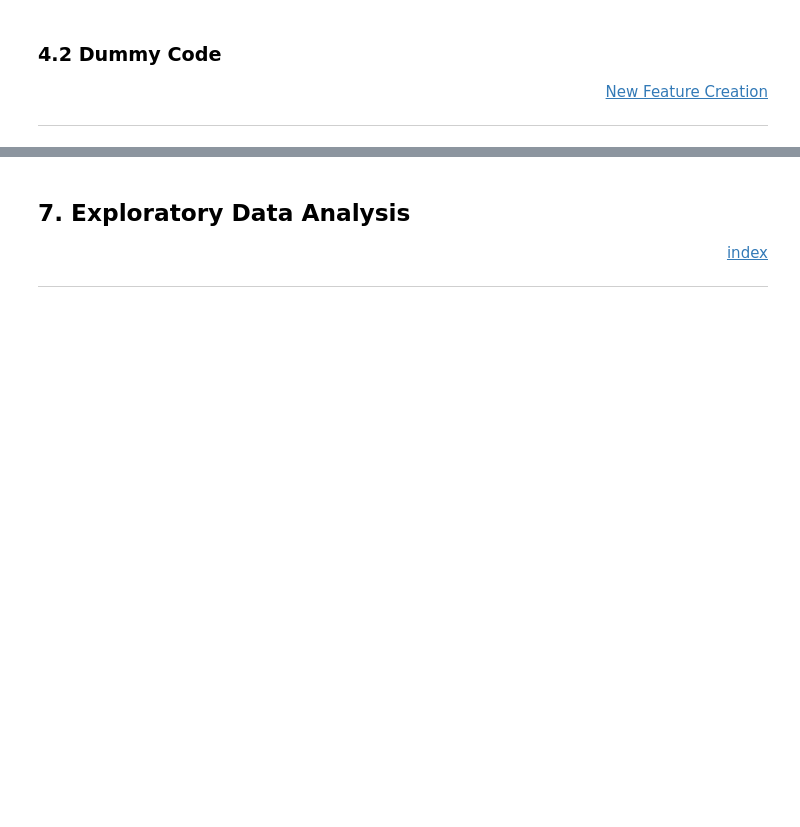
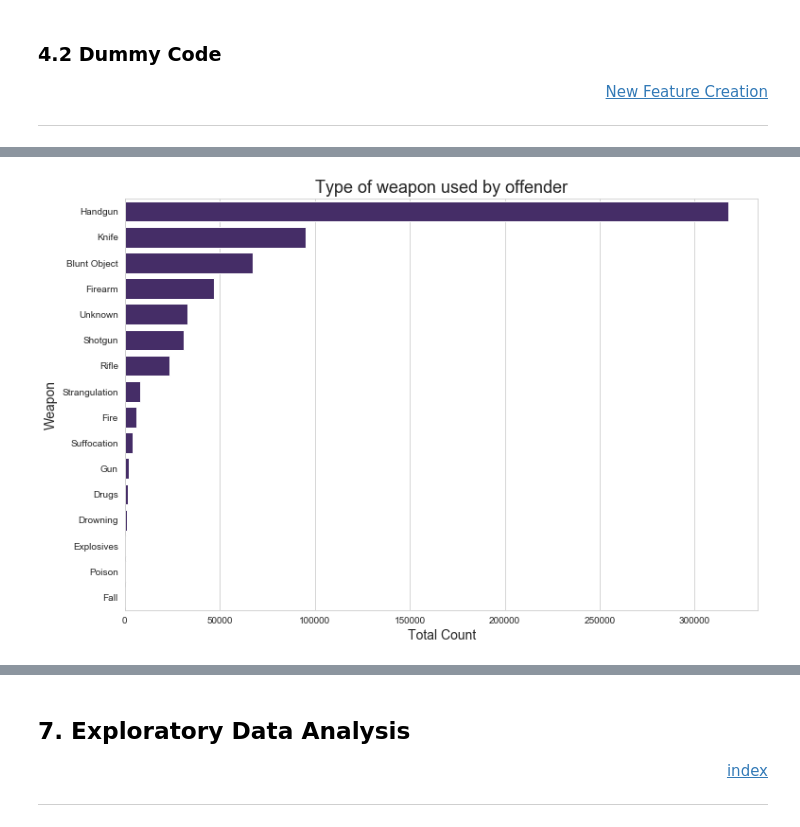
Before and after one commit to pretttyvo/ML1-Visualization-and-Data-Preprocessing, a Jupyter notebook: Lab 1/Jupyter Notebooks/Final Submission.ipynb, the cells around one changed output, grey strips where cells are left out. Saved outputs shown, nothing was run; the diff lists cells and outputs as text; code cells hidden in the pictures; blank space fills up the shorter version.

```diff
--- a/Lab 1/Jupyter Notebooks/Final Submission.ipynb
+++ b/Lab 1/Jupyter Notebooks/Final Submission.ipynb
@@ -351,0 +684,12 @@ state_pcts
+# %%
+f, ax = plt.subplots(1,1,figsize=(12,8))
+sns.countplot(y='Weapon',
+               order=df_imputed['Weapon'].value_counts().index,
+              data=df_imputed,
+              color='#432371')
+plt.xlabel('Total Count',size=14)
+plt.ylabel('Weapon',size=14)
+plt.title('Type of weapon used by offender',size=18)
+plt.show()
+# %% [output]
+[figure, added]
```
Also changed, not shown: parts of 86 cells of this notebook.
